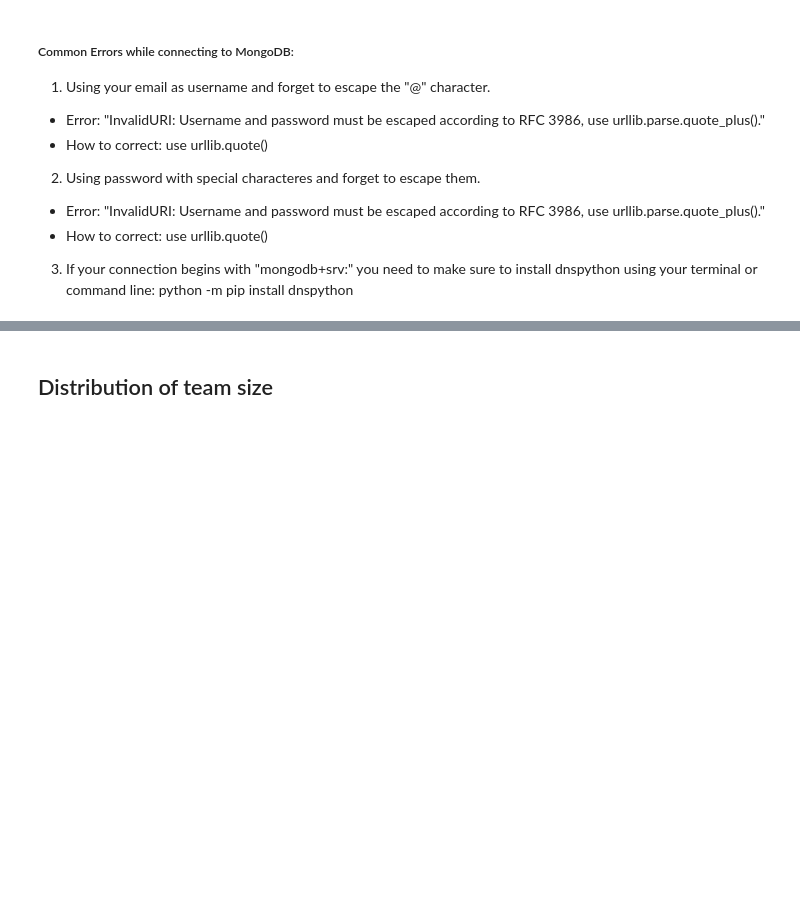
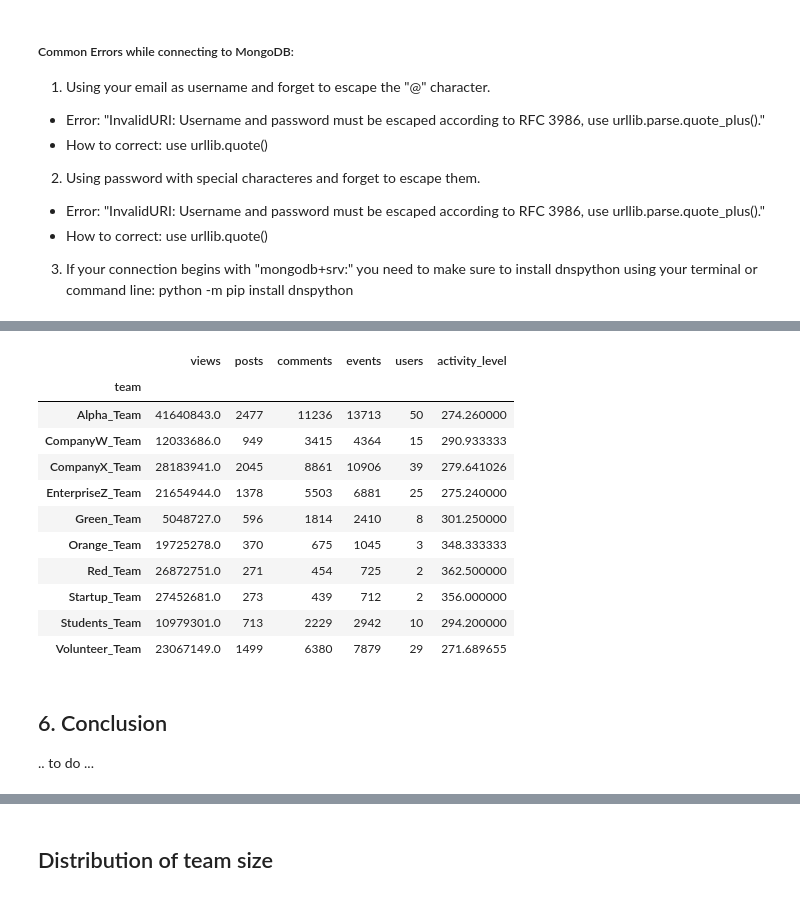
Before and after one commit to reisdebora/user-activity, a Jupyter notebook: notebook.ipynb, the cells around one changed output, grey strips where cells are left out. Drawn from its saved outputs; the diff is of its cells as text; code cells hidden in the pictures; blank space fills up the shorter version.

```diff
--- a/notebook.ipynb
+++ b/notebook.ipynb
@@ -101,0 +258,4 @@ events.head()
+# %%
+# Number of comments per team
+df2 = pd.DataFrame(useractivity2.team.value_counts())
+df2.head(10)
@@ -101,0 +274,6 @@ events.head()
+# %%
+# Number of events (comments + posts) per team
+df3 = df1.join(df2)
+df3['events'] = df3['post_id'] + df3['team']
+df3 = df3.rename(columns={'post_id': 'posts', 'team':'comments'})
+df3.head(10)
@@ -101,0 +293,6 @@ events.head()
+# %%
+# Activity level metric (events / number of users)
+df4 = df3.join(df0)
+df4['activity_level'] = (df4['events']) / df4['email']
+df4 = df4.rename(columns={'email': 'users'})
+df4.head(10)
@@ -101,0 +312,6 @@ events.head()
+# %%
+# Distribution page views per team
+df5 = useractivity2.loc[:,['team','post_id','views']]
+df5.drop_duplicates(keep=False, inplace=True)
+df5 = pd.DataFrame(df5.groupby(['team']).sum())
+df5.head(10)
@@ -101,0 +331,17 @@ events.head()
+# %%
+# Everything Together
+df6 = df5.join(df4)
+df6.head(10)
+# %% [output]
+|  | views | posts | comments | events | users | activity_level |
+| team |  |  |  |  |  |  |
+| Alpha_Team | 41640843.0 | 2477 | 11236 | 13713 | 50 | 274.260000 |
+| CompanyW_Team | 12033686.0 | 949 | 3415 | 4364 | 15 | 290.933333 |
+| CompanyX_Team | 28183941.0 | 2045 | 8861 | 10906 | 39 | 279.641026 |
+| EnterpriseZ_Team | 21654944.0 | 1378 | 5503 | 6881 | 25 | 275.240000 |
+| Green_Team | 5048727.0 | 596 | 1814 | 2410 | 8 | 301.250000 |
+| Orange_Team | 19725278.0 | 370 | 675 | 1045 | 3 | 348.333333 |
+| Red_Team | 26872751.0 | 271 | 454 | 725 | 2 | 362.500000 |
+| Startup_Team | 27452681.0 | 273 | 439 | 712 | 2 | 356.000000 |
+| Students_Team | 10979301.0 | 713 | 2229 | 2942 | 10 | 294.200000 |
+| Volunteer_Team | 23067149.0 | 1499 | 6380 | 7879 | 29 | 271.689655 |
@@ -102,2 +352,6 @@ events.head()
+# %% [markdown]
+## 6. Conclusion <a id="conclusion"></a>
+
+.. to do ...
 # %% [markdown]
 ---
```
Also changed, not shown: parts of 40 cells of this notebook.
